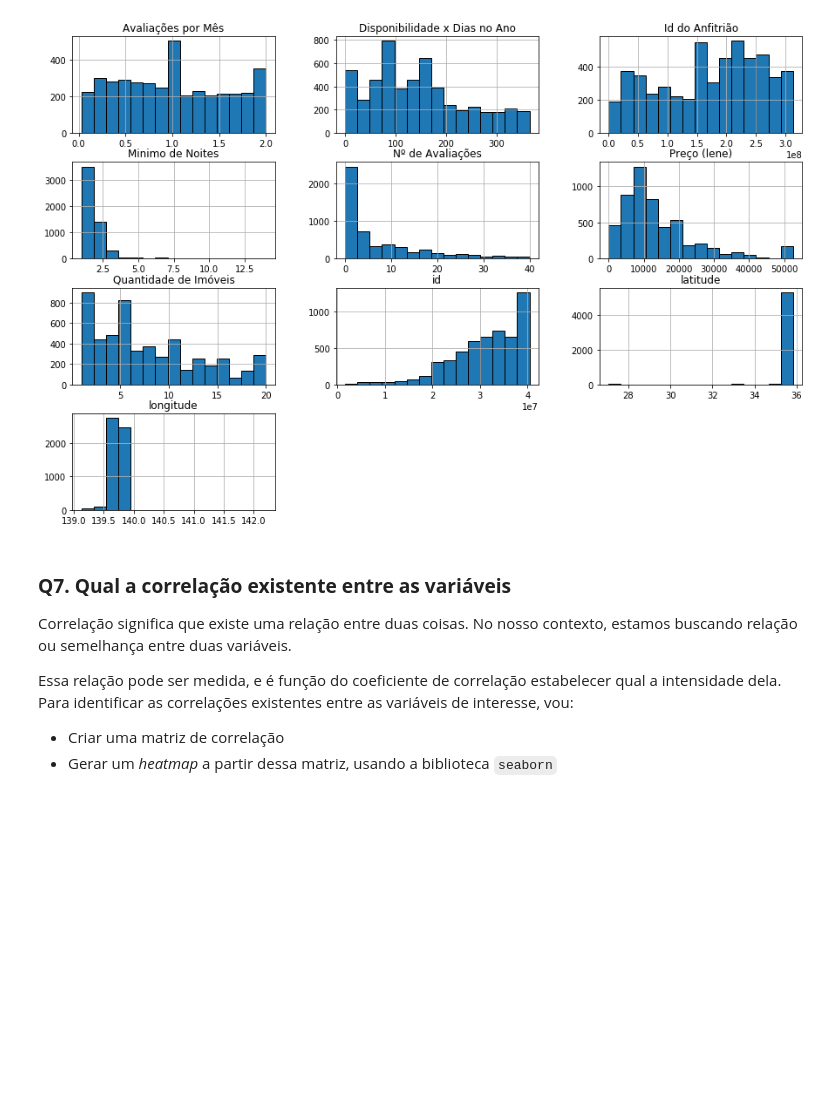
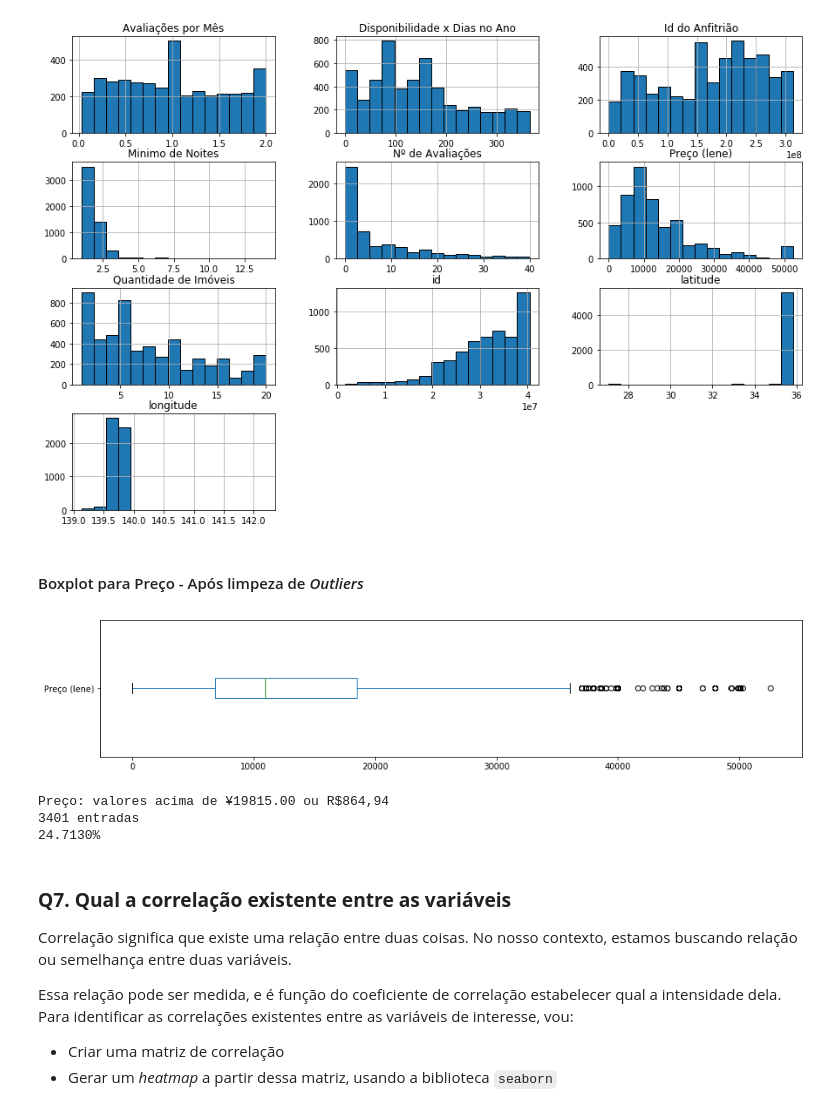
Before and after one commit to eliasfeitoza/Curso-Data-Science-na-Pratica, a Jupyter notebook: [TEMPLATE]_Analisando_os_Dados_do_Airbnb.ipynb, the cells around one changed output. Cells and saved outputs as stored; diff of their text form; code cells hidden in the pictures; blank space fills up the shorter version.

```diff
--- a/[TEMPLATE]_Analisando_os_Dados_do_Airbnb.ipynb
+++ b/[TEMPLATE]_Analisando_os_Dados_do_Airbnb.ipynb
@@ -297,6 +298,23 @@ df_clean.drop(df_clean[df_clean["Quantidade de Imóveis"] > 20].index, axis=0, i
 df_clean.hist(bins=15,edgecolor='black', figsize=(15,10));
 # %% [output]
 [figure]
+# %% [markdown]
+#### Boxplot para Preço - Após limpeza de <i>Outliers</i>
+# %%
+df_clean["Preço (lene)"].plot(kind='box', vert=False, figsize=(15, 3),)
+plt.show()
+
+# ver quantidade de valores acima de 19815.00 Iene para price
+print("\nPreço: valores acima de ¥19815.00 ou R$864,94")
+print("{} entradas".format(len(df[df["Preço (lene)"] > 19815.00])))
+print("{:.4f}%".format((len(df[df["Preço (lene)"] > 19815.00]) / df.shape[0])*100))
+
+# df.price.plot(kind='box', vert=False, xlim=(0,1300), figsize=(15,3));
+# %% [output]
+[figure, added]
+Preço: valores acima de ¥19815.00 ou R$864,94
+3401 entradas
+24.7130%
 # %% [markdown]
 ### **Q7. Qual a correlação existente entre as variáveis**
 Correlação significa que existe uma relação entre duas coisas. No nosso contexto, estamos buscando relação ou semelhança entre duas variáveis.
```
Also changed, not shown: parts of 4 cells of this notebook.
